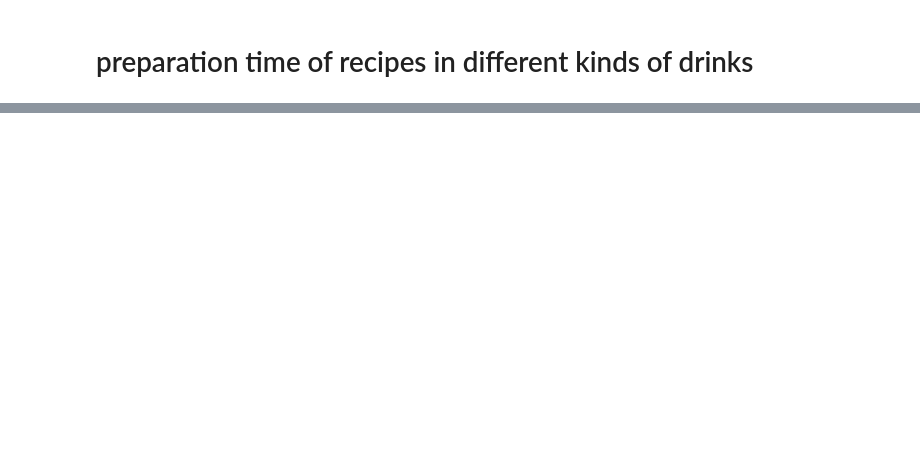
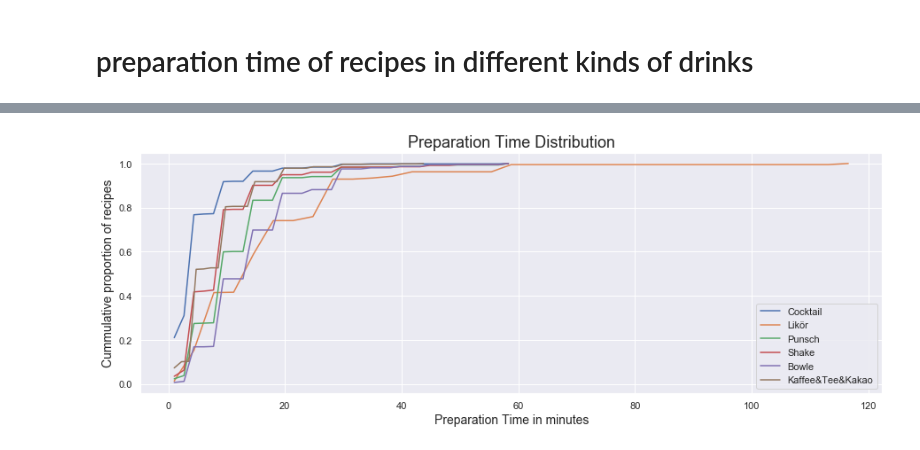
Before and after one commit to sunwen0120/Pratikum, a Jupyter notebook: wen_sun/Getränke analyse/Getränke.ipynb, the cells around one changed output, grey strips where cells are left out. Cells and saved outputs as stored; diff of their text form; code cells hidden in the pictures; blank space fills up the shorter version.

```diff
--- a/wen_sun/Getränke analyse/Getränke.ipynb
+++ b/wen_sun/Getränke analyse/Getränke.ipynb
@@ -168,0 +254,36 @@ See the caveats in the documentation: http://pandas.pydata.org/pandas-docs/stabl
+# %%
+from pandas.core.frame import DataFrame
+# Plot the cooking time's cumulative distribution for a sample of european and asian countries.
+plt.figure(figsize=(15,5))
+x1 = list(df_time[df_time['tags'] == 'cocktail']['pre_time'])
+x2 = list(df_time[df_time['tags'] == 'likör']['pre_time'])
+x3 = list(df_time[df_time['tags'] == 'punsch']['pre_time'])
+x4 = list(df_time[df_time['tags'] == 'shake']['pre_time'])
+x5 = list(df_time[df_time['tags'] == 'bowle']['pre_time'])
+x6 = list(df_time[df_time['tags'] == 'kaffee&tee&kakao']['pre_time'])
+
+pretime_sample = pd.concat([pd.DataFrame({'cocktail': x1}),
+                            pd.DataFrame({'likör':x2}),
+                            pd.DataFrame({'punsch':x3}),
+                            pd.DataFrame({'shake':x4}),
+                            pd.DataFrame({'bowle':x5}),
+                            pd.DataFrame({'kaffee&tee&kakao':x6})], axis=1)
+pretime_sample = pretime_sample.dropna()
+pretime_sample
+# For each cuisine compute the cumulative distribution of the preparation time and plot it.
+for item in pretime_sample:
+    pre = pretime_sample[item].astype(np.float)
+    prep_times = pretime_sample[item].astype(np.float)
+    values, base = np.histogram(prep_times, bins=35)
+    # Compute the cumulative distribution
+    cumulative = np.cumsum(values)
+    cumulative = cumulative/cumulative.max()
+    ax = plt.plot(base[:-1], cumulative)
+
+plt.ylabel("Cummulative proportion of recipes", fontsize=14)
+plt.xlabel("Preparation Time in minutes", fontsize=14)
+plt.legend([c_title.title() for c_title in pretime_sample])
+plt.title('Preparation Time Distribution',fontsize=18)
+plt.grid(True)
+# %% [output]
+[figure, added]
```
Also changed, not shown: parts of 21 cells of this notebook, 2 other files.
